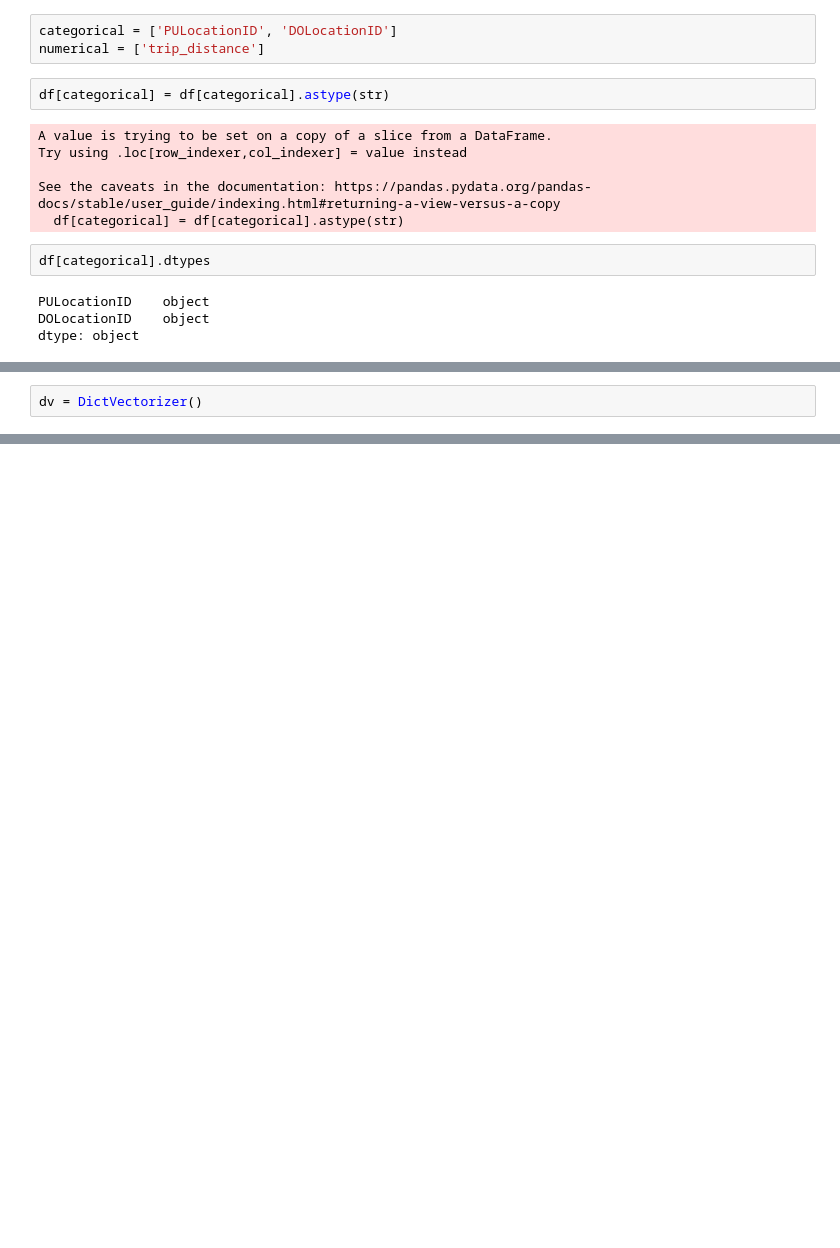
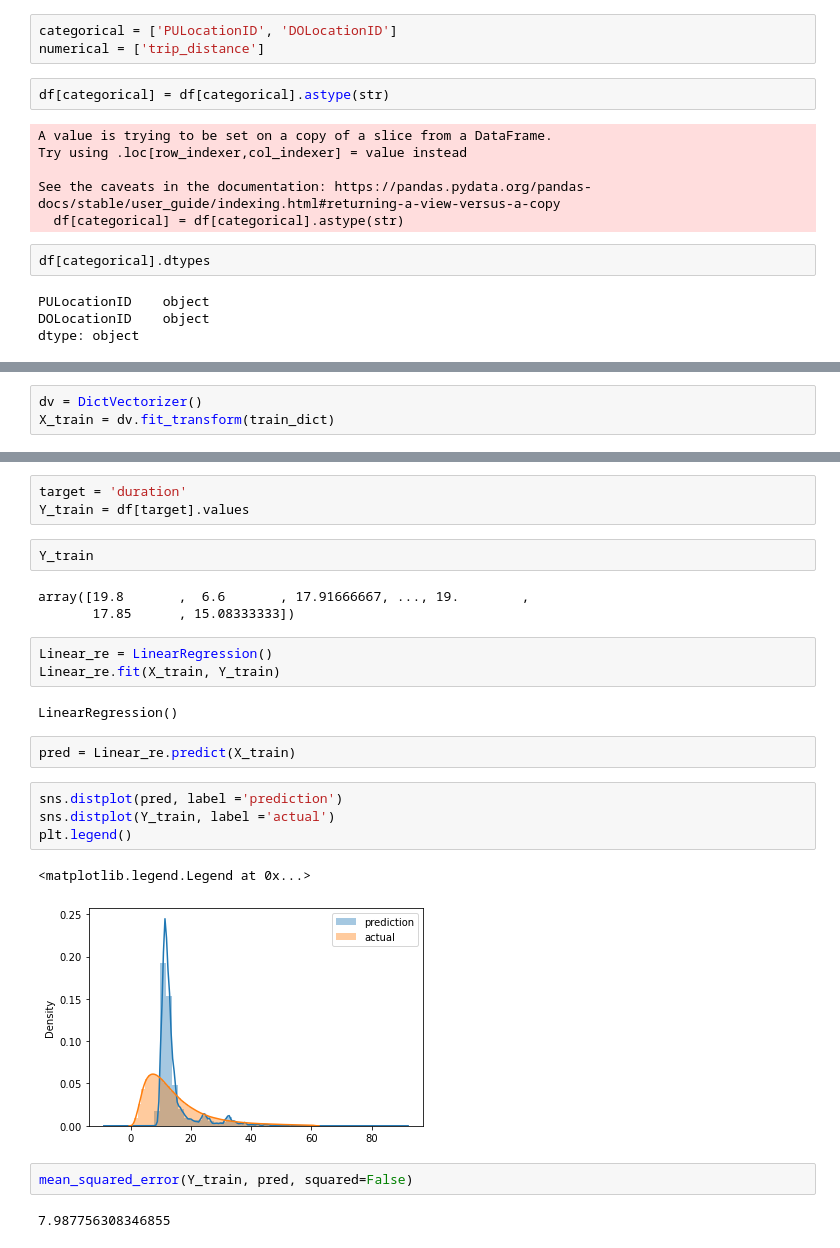
Before and after one commit to TroyaCh/MLOps, a Jupyter notebook: 01-intro/homework.ipynb, the cells around one changed output, grey strips where cells are left out. Drawn from its saved outputs; the diff is of its cells as text; blank space fills up the shorter version.

Commit message:
training

```diff
--- a/01-intro/homework.ipynb
+++ b/01-intro/homework.ipynb
@@ -95,2 +141,3 @@ dtype: object
 # %%
 dv = DictVectorizer()
+X_train = dv.fit_transform(train_dict)
@@ -96,0 +164,26 @@ dv = DictVectorizer()
+# %%
+target = 'duration'
+Y_train = df[target].values
+# %%
+Y_train
+# %% [output]
+array([19.8       ,  6.6       , 17.91666667, ..., 19.        ,
+       17.85      , 15.08333333])
+# %%
+Linear_re = LinearRegression()
+Linear_re.fit(X_train, Y_train)
+# %% [output]
+LinearRegression()
+# %%
+pred = Linear_re.predict(X_train)
+# %%
+sns.distplot(pred, label ='prediction')
+sns.distplot(Y_train, label ='actual')
+plt.legend()
+# %% [output]
+<matplotlib.legend.Legend at 0x...>
+[figure, added]
+# %%
+mean_squared_error(Y_train, pred, squared=False)
+# %% [output]
+7.987756308346855
```
Also changed, not shown: parts of 10 cells of this notebook.
